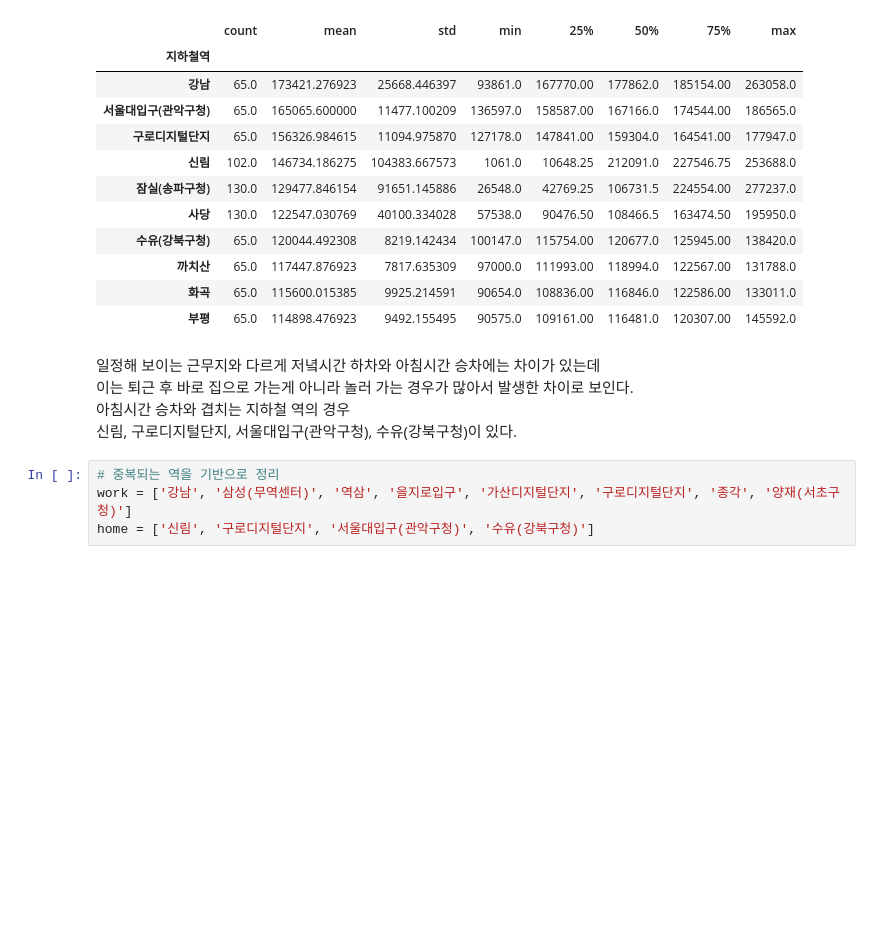
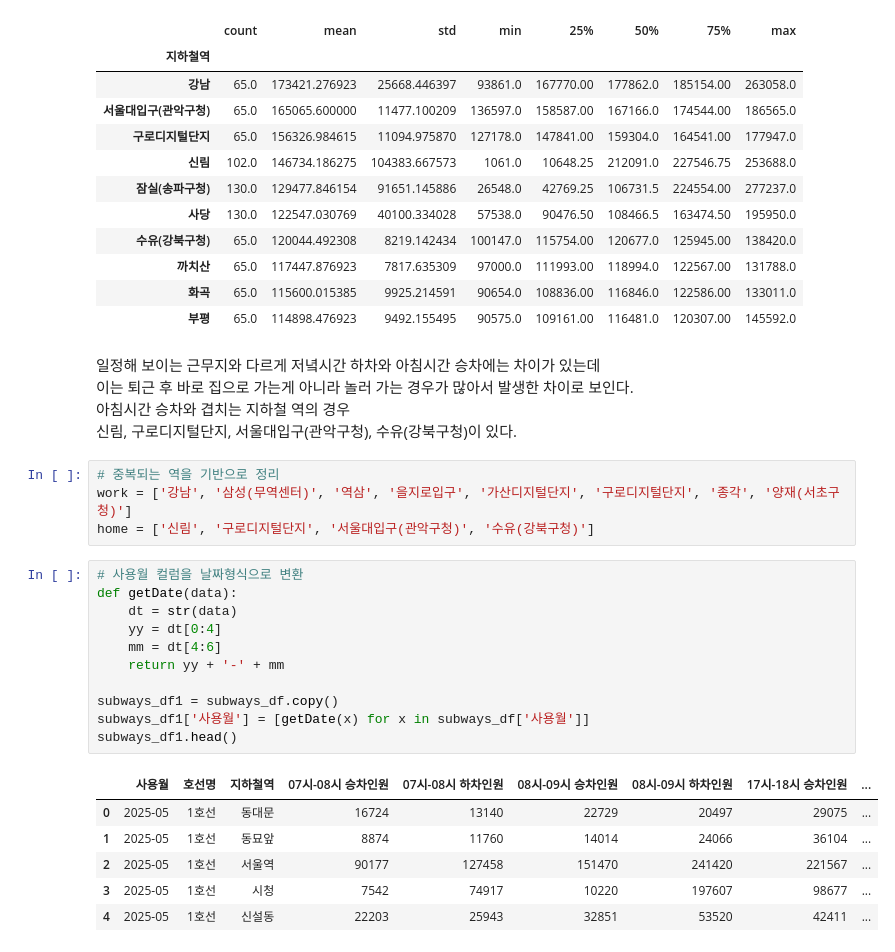
Before and after one commit to Telkem/hipython_rep, a Jupyter notebook: 2_data_anal_subways/보고서.ipynb, the cells around one changed output. Cells and saved outputs as stored; diff of their text form; blank space fills up the shorter version.

```diff
--- a/2_data_anal_subways/보고서.ipynb
+++ b/2_data_anal_subways/보고서.ipynb
@@ -213,3 +213,21 @@ subways_df.groupby('지하철역')['18시-19시 하차인원'].describe().sort_v
 # 중복되는 역을 기반으로 정리
 work = ['강남', '삼성(무역센터)', '역삼', '을지로입구', '가산디지털단지', '구로디지털단지', '종각', '양재(서초구청)']
 home = ['신림', '구로디지털단지', '서울대입구(관악구청)', '수유(강북구청)']
+# %%
+# 사용월 컬럼을 날짜형식으로 변환
+def getDate(data):
+    dt = str(data)
+    yy = dt[0:4]
+    mm = dt[4:6]
+    return yy + '-' + mm
+
+subways_df1 = subways_df.copy()
+subways_df1['사용월'] = [getDate(x) for x in subways_df['사용월']]
+subways_df1.head()
+# %% [output]
+|  | 사용월 | 호선명 | 지하철역 | 07시-08시 승차인원 | 07시-08시 하차인원 | 08시-09시 승차인원 | 08시-09시 하차인원 | 17시-18시 승차인원 | ... |
+| 0 | 2025-05 | 1호선 | 동대문 | 16724 | 13140 | 22729 | 20497 | 29075 | ... |
+| 1 | 2025-05 | 1호선 | 동묘앞 | 8874 | 11760 | 14014 | 24066 | 36104 | ... |
+| 2 | 2025-05 | 1호선 | 서울역 | 90177 | 127458 | 151470 | 241420 | 221567 | ... |
+| 3 | 2025-05 | 1호선 | 시청 | 7542 | 74917 | 10220 | 197607 | 98677 | ... |
+| 4 | 2025-05 | 1호선 | 신설동 | 22203 | 25943 | 32851 | 53520 | 42411 | ... |
```
Also changed, not shown: parts of 2 cells of this notebook.
